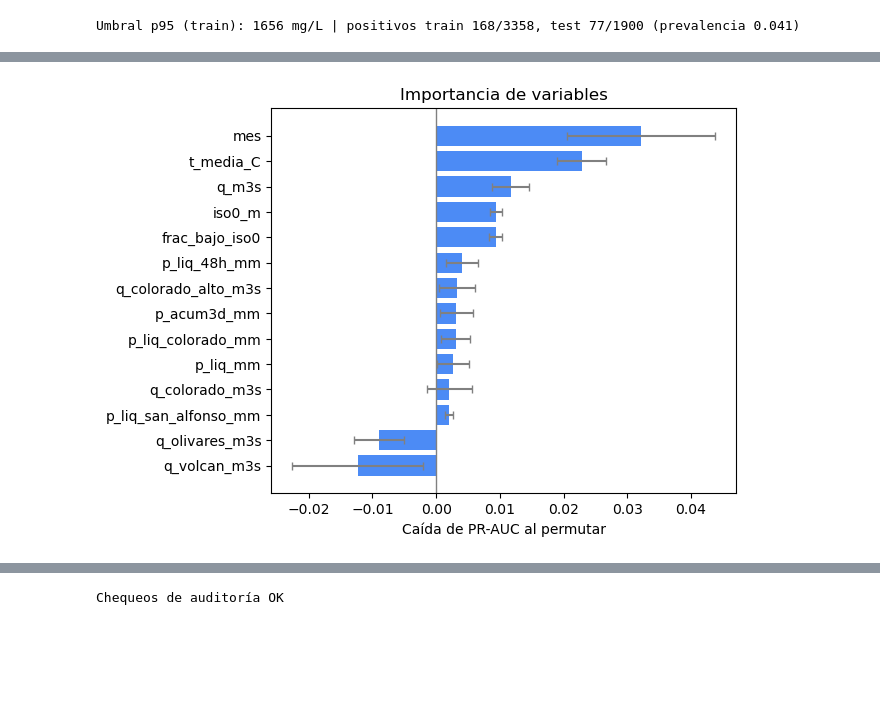
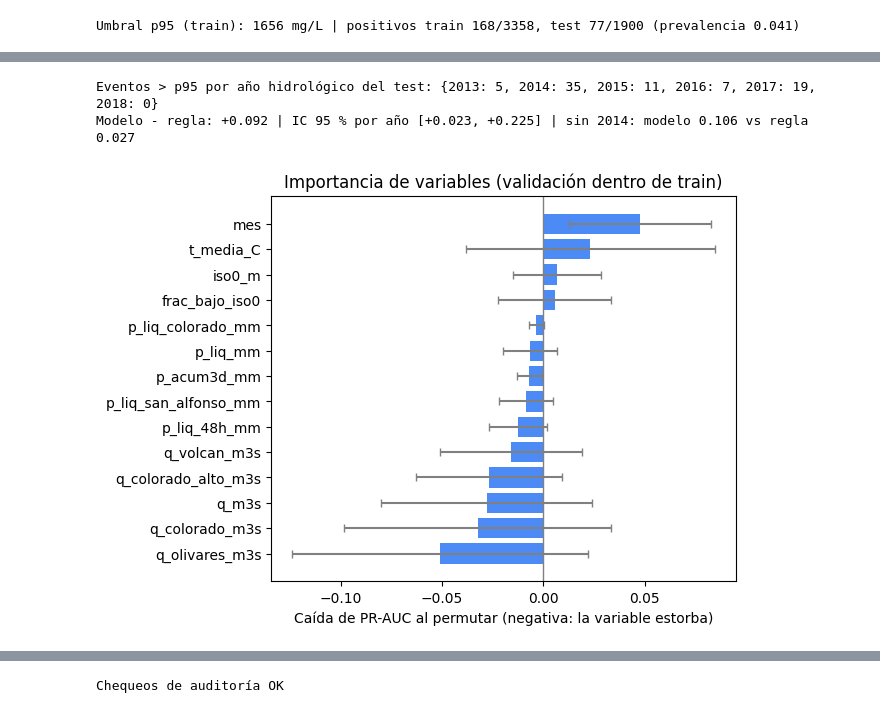
Before and after one commit to astroACR/REDTEAM-RioMaipo, a Jupyter notebook: nivel2.ipynb, the cells around one changed output, grey strips where cells are left out. Cells and saved outputs as stored; diff of their text form; code cells hidden in the pictures; blank space fills up the shorter version.

```diff
--- a/nivel2.ipynb
+++ b/nivel2.ipynb
@@ -321,15 +331,37 @@ invierno (abr–sep)   0.011  0.017  0.009        9  1037
+# %%
+# meta 4: ¿la ventaja depende de un año? eventos por año y bootstrap por año hidrológico del test
+print("Eventos > p95 por año hidrológico del test:", y_te.groupby(test.anio_hidro).sum().to_dict())
+rng = np.random.default_rng(0)
+anios_test = test.anio_hidro.unique()
+filas_anio = {a: np.flatnonzero(test.anio_hidro.to_numpy() == a) for a in anios_test}
+dif = []
+for _ in range(2000):  # se remuestrean años completos: días del mismo año están correlacionados
+    idx = np.concatenate([filas_anio[a] for a in rng.choice(anios_test, len(anios_test))])
+    if y_te.iloc[idx].sum():
+        dif.append(pr_auc(y_te.iloc[idx], prob[idx]) - pr_auc(y_te.iloc[idx], regla.iloc[idx]))
+ic_bajo, ic_alto = np.percentile(dif, [2.5, 97.5])
+sin_2014 = test.anio_hidro.ne(2014).to_numpy()
+print(f"Modelo - regla: {pr_auc(y_te, prob) - pr_auc(y_te, regla):+.3f} | IC 95 % por año [{ic_bajo:+.3f}, {ic_alto:+.3f}] | "
+      f"sin 2014: modelo {pr_auc(y_te[sin_2014], prob[sin_2014]):.3f} vs regla {pr_auc(y_te[sin_2014], regla[sin_2014]):.3f}")
+# %% [output]
+Eventos > p95 por año hidrológico del test: {2013: 5, 2014: 35, 2015: 11, 2016: 7, 2017: 19, 2018: 0}
+Modelo - regla: +0.092 | IC 95 % por año [+0.023, +0.225] | sin 2014: modelo 0.106 vs regla 0.027
 # %%
-# meta 4: importancia de variables
-imp = permutation_importance(modelo, test[FEATS], y_te, scoring="average_precision",
-                             n_repeats=10, random_state=0)
-imp_s = pd.Series(imp.importances_mean, FEATS).sort_values()
-imp_std_s = pd.Series(imp.importances_std, index=FEATS).loc[imp_s.index]
+# meta 4: importancia de variables SIN mirar el test: permutación en los folds de validación de train
+imp_folds = []
+for tr, va in GroupKFold(n_splits=5).split(train, y_tr, groups=train.anio_hidro):
+    m = RandomForestClassifier(**RF).fit(train[FEATS].iloc[tr], y_tr.iloc[tr])
+    imp_folds.append(permutation_importance(m, train[FEATS].iloc[va], y_tr.iloc[va], scoring="average_precision",
+                                            n_repeats=5, random_state=0).importances_mean)
+imp_folds = pd.DataFrame(imp_folds, columns=FEATS)
+imp_s = imp_folds.mean().sort_values()
+imp_std_s = imp_folds.std().loc[imp_s.index]  # variación entre folds (años distintos)
 fig, ax = plt.subplots(figsize=(6, 5))
 ax.barh(imp_s.index, imp_s.values, xerr=imp_std_s.values, color="#4C8BF5",
         ecolor="gray", capsize=3)
 ax.axvline(0, color="gray", linewidth=1)
-ax.set_xlabel("Caída de PR-AUC al permutar")
-ax.set_title("Importancia de variables")
+ax.set_xlabel("Caída de PR-AUC al permutar (negativa: la variable estorba)")
+ax.set_title("Importancia de variables (validación dentro de train)")
 plt.show()
 # %% [output]
-[figure, old version]
+[figure, new version]
```
Also changed, not shown: parts of 16 cells of this notebook.
